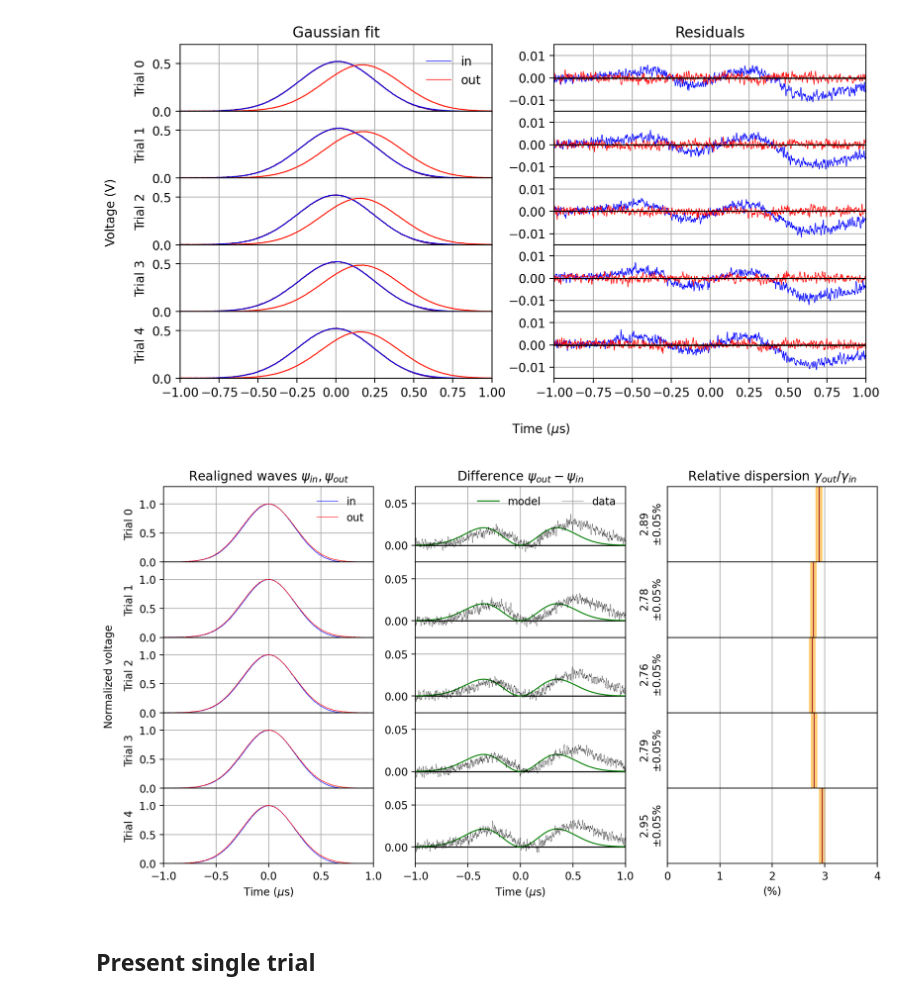
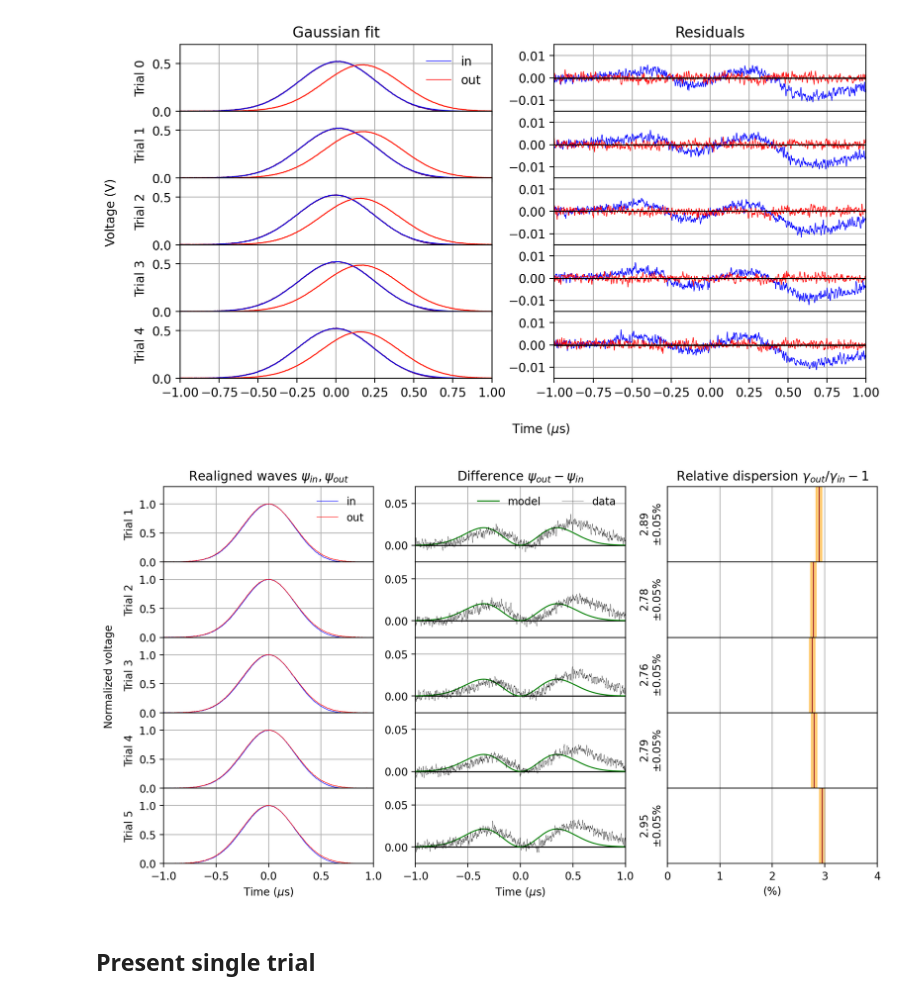
Before and after one commit to xingyzt/5bl, a Jupyter notebook: capstone/gaussian_dispersion.ipynb, the cells around one changed output. Saved outputs shown, nothing was run; the diff lists cells and outputs as text; code cells hidden in the pictures.

```diff
--- a/capstone/gaussian_dispersion.ipynb
+++ b/capstone/gaussian_dispersion.ipynb
@@ -216,7 +216,7 @@ for n, trial in enumerate(trials):
     else:
         plt.xlabel("Time ($\mu$s)")
 
-    plt.ylabel(f"Trial {n}")
+    plt.ylabel(f"Trial {n+1}")
     plt.ylim(0,1.3)
     plt.xlim(-1,1)
     plt.grid()
@@ -236,35 +236,35 @@ for n, trial in enumerate(trials):
 
     plt.sca(axs[n,2])
     plt.yticks([],[])
     if n+1 < n_trials:
         plt.tick_params(axis='x', which='both', bottom=False, labelbottom=False)
     else:
         plt.xlabel("(%)")
 
     g = g2/g1 - 1
     dg = np.sqrt( dg2**2 + (dg1*g2/g1)**2 ) / g1
     plt.axvline(g*100, lw=1, color="brown")
     plt.axvspan((g - dg)*100, (g + dg)*100, alpha=0.5, color="orange")
     plt.grid()
     plt.ylabel(f"${g*100:.2f}%$\n$\pm {dg*100:.2f}$%")
     plt.xlim(0, 4)
 
 plt.sca(axs[0,0])
 plt.title(r"Realigned waves $\psi_{in}, \psi_{out}$")
 plt.legend(frameon=False)
 
 plt.sca(axs[0,1])
 plt.title("Difference $\psi_{out} - \psi_{in}$")
 plt.legend(frameon=False, ncol=2, scatterpoints=10)
 
 plt.sca(axs[0,2])
-plt.title("Relative dispersion $\gamma_{out}/\gamma_{in}$")
+plt.title("Relative dispersion $\gamma_{out}/\gamma_{in} - 1$")
 
 fig.text(0.06, 0.5, "Normalized voltage", va='center', rotation='vertical')
 plt.subplots_adjust(hspace=0)
 plt.show()
 # %% [output]
-[figure, old version]
+[figure, new version]
 # %% [markdown]
 ## Present single trial
 # %%
```
Also changed, not shown: parts of 4 cells of this notebook.
